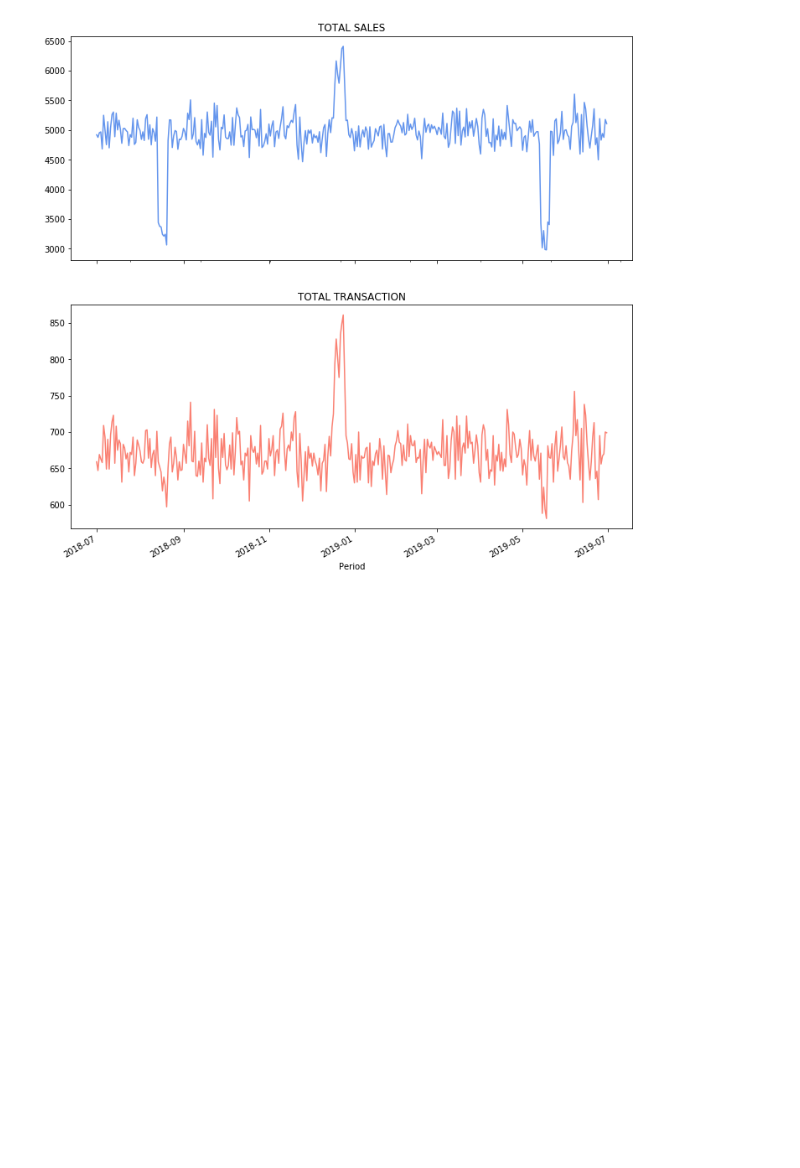
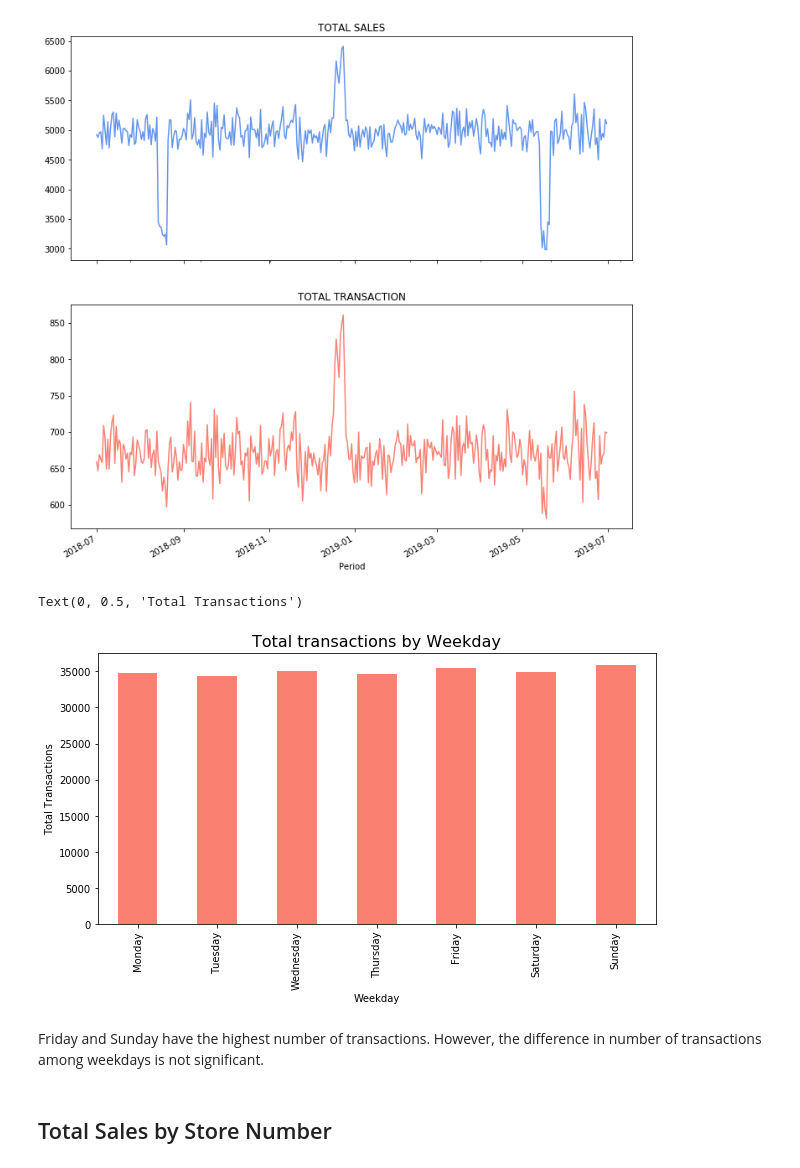
Before and after one commit to Sdbhagat1323/git_learning, a Jupyter notebook: Quantium_intership_project/Trans.ipynb, the cells around one changed output. Cells and saved outputs as stored; diff of their text form; code cells hidden in the pictures; blank space fills up the shorter version.

```diff
--- a/Quantium_intership_project/Trans.ipynb
+++ b/Quantium_intership_project/Trans.ipynb
@@ -699,3 +699,26 @@ plt.xlabel("Period")
 # %% [output]
 Text(0.5, 0, 'Period')
 [figure]
+# %%
+#Draw a count plot of total transactions by weekdays
+weekday_order = ['Monday', 'Tuesday', 'Wednesday', 'Thursday',
+                 'Friday', 'Saturday', 'Sunday']
+
+trans_by_weekday = df.pivot_table(index='weekday',
+                                     values='txn_id',
+                                     aggfunc=lambda x: x.nunique())
+
+trans_by_weekday.loc[weekday_order].plot.bar(figsize=(10,5),
+                                             color='salmon',
+                                             legend=None)
+
+plt.title('Total transactions by Weekday', fontsize=16)
+plt.xlabel('Weekday')
+plt.ylabel('Total Transactions')
+# %% [output]
+Text(0, 0.5, 'Total Transactions')
+[figure, added]
+# %% [markdown]
+Friday and Sunday have the highest number of transactions. However, the difference in number of transactions among weekdays is not significant.
+# %% [markdown]
+## Total Sales by Store Number
```
Also changed, not shown: parts of 29 cells of this notebook, 1 other file.
